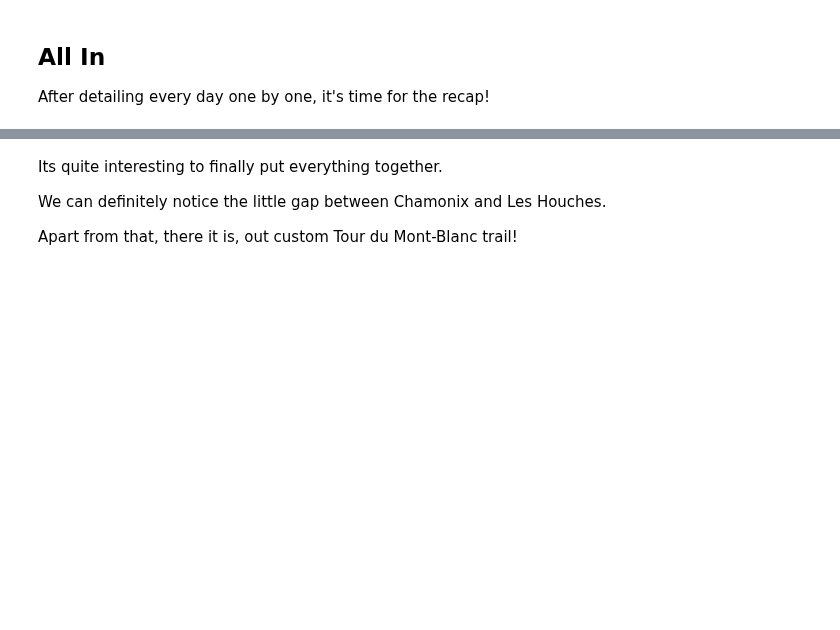
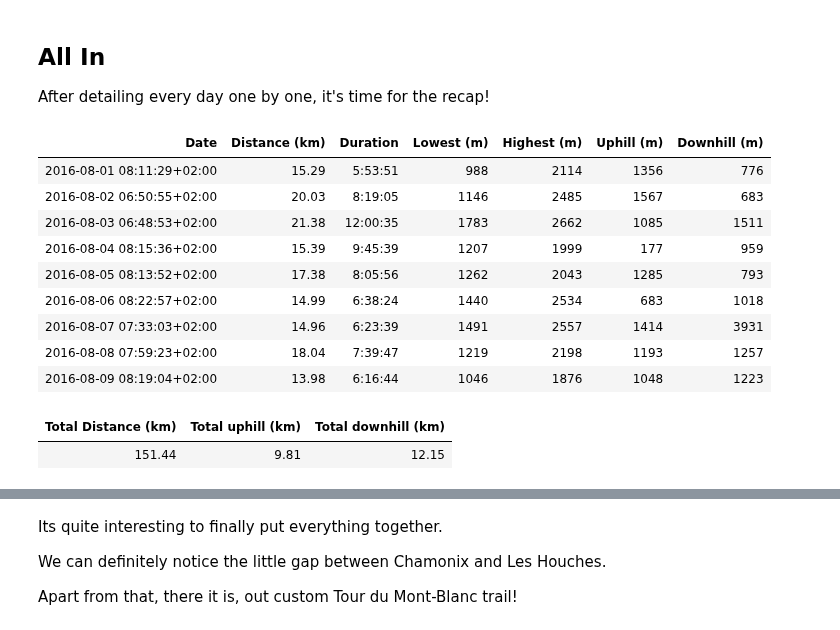
Before and after one commit to jtpio/data-playground, a Jupyter notebook: tmb/TMB.ipynb, the cells around one changed output, grey strips where cells are left out. Cells and saved outputs as stored; diff of their text form; code cells hidden in the pictures; blank space fills up the shorter version.

Commit message:
TMB: Removed qgrid because ipywidget would not display it anymore. Replaced with native pandas dataframe HTML rendering.

```diff
--- a/tmb/TMB.ipynb
+++ b/tmb/TMB.ipynb
@@ -124,7 +124,7 @@ df = pd.DataFrame(
 
 df.columns = ['Date', 'Distance (km)', 'Duration', 'Lowest (m)', 'Highest (m)', 'Uphill (m)', 'Downhill (m)']
 # reindex by date
-df = df.set_index(['Date'])
+df['Date'] = df['Date'].map(lambda dt: dt.replace(tzinfo=france))
 # %% [markdown]
 There is another interesting thing to do with an interactive map: place markers along the trail and show a photo taken at that position (similar to the way Google Maps does it).
 
@@ -343,3 +359,16 @@ qgrid.show_grid(df)
+# %%
+HTML(df.to_html(index=False))
+# %% [output]
+| Date | Distance (km) | Duration | Lowest (m) | Highest (m) | Uphill (m) | Downhill (m) |
+| 2016-08-01 08:11:29+02:00 | 15.29 | 5:53:51 | 988 | 2114 | 1356 | 776 |
+| 2016-08-02 06:50:55+02:00 | 20.03 | 8:19:05 | 1146 | 2485 | 1567 | 683 |
+| 2016-08-03 06:48:53+02:00 | 21.38 | 12:00:35 | 1783 | 2662 | 1085 | 1511 |
+| 2016-08-04 08:15:36+02:00 | 15.39 | 9:45:39 | 1207 | 1999 | 177 | 959 |
+| 2016-08-05 08:13:52+02:00 | 17.38 | 8:05:56 | 1262 | 2043 | 1285 | 793 |
+| 2016-08-06 08:22:57+02:00 | 14.99 | 6:38:24 | 1440 | 2534 | 683 | 1018 |
+| 2016-08-07 07:33:03+02:00 | 14.96 | 6:23:39 | 1491 | 2557 | 1414 | 3931 |
+| 2016-08-08 07:59:23+02:00 | 18.04 | 7:39:47 | 1219 | 2198 | 1193 | 1257 |
+| 2016-08-09 08:19:04+02:00 | 13.98 | 6:16:44 | 1046 | 1876 | 1048 | 1223 |
 # %%
 total_distance = round(df['Distance (km)'].sum(), 2)
 total_uphill = round(df['Uphill (m)'].sum() / 1000, 2)
@@ -349,10 +378,10 @@ total_downhill = round(df['Downhill (m)'].sum() / 1000, 2)
 df_total = pd.DataFrame([[total_distance, total_uphill, total_downhill]])
 df_total.columns = ['Total Distance (km)', 'Total uphill (km)', 'Total downhill (km)']
 
-# quick hack to remove qgrid index column
-df_total = df_total.set_index(df_total.columns[0])
-
-qgrid.show_grid(df_total)
+HTML(df_total.to_html(index=False))
+# %% [output]
+| Total Distance (km) | Total uphill (km) | Total downhill (km) |
+| 151.44 | 9.81 | 12.15 |
 # %%
 plot_all_days(zoom=10)
 # %% [output]
```
Also changed, not shown: parts of 13 cells of this notebook.
